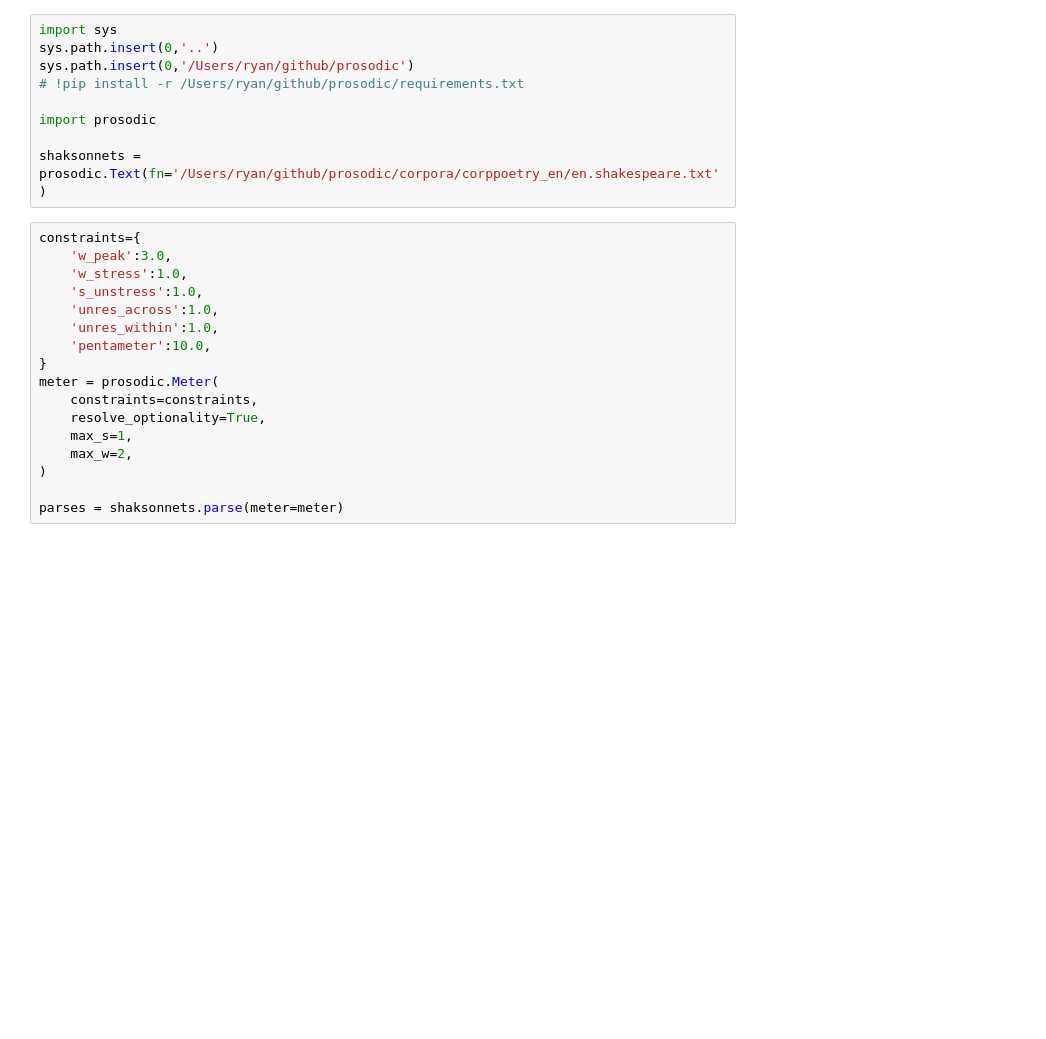
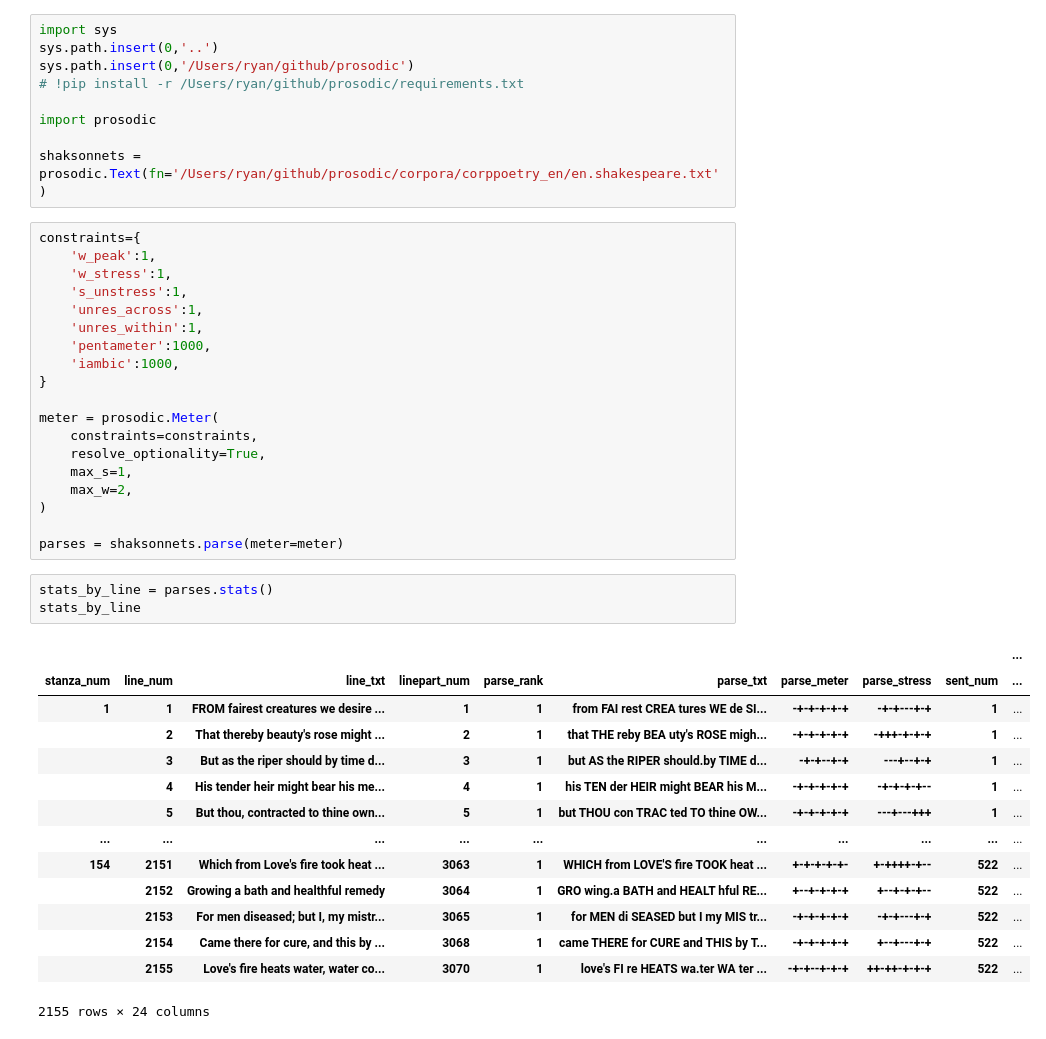
Before and after one commit to quadrismegistus/llmdh, a Jupyter notebook: notebooks/dev_newstats.ipynb, the cells around one changed output. Saved outputs shown, nothing was run; the diff lists cells and outputs as text; blank space fills up the shorter version.

```diff
--- a/notebooks/dev_newstats.ipynb
+++ b/notebooks/dev_newstats.ipynb
@@ -55,13 +55,15 @@ import prosodic
 shaksonnets = prosodic.Text(fn='/Users/ryan/github/prosodic/corpora/corppoetry_en/en.shakespeare.txt')
 # %%
 constraints={
-    'w_peak':3.0,
-    'w_stress':1.0,
-    's_unstress':1.0,
-    'unres_across':1.0,
-    'unres_within':1.0,
-    'pentameter':10.0,
+    'w_peak':1,
+    'w_stress':1,
+    's_unstress':1,
+    'unres_across':1,
+    'unres_within':1,
+    'pentameter':1000,
+    'iambic':1000,
 }
+
 meter = prosodic.Meter(
     constraints=constraints,
     resolve_optionality=True,
@@ -70,3 +72,21 @@ meter = prosodic.Meter(
 )
 
 parses = shaksonnets.parse(meter=meter)
+# %%
+stats_by_line = parses.stats()
+stats_by_line
+# %% [output]
+|  |  |  |  |  |  |  |  |  | ... |
+| stanza_num | line_num | line_txt | linepart_num | parse_rank | parse_txt | parse_meter | parse_stress | sent_num | ... |
+| 1 | 1 | FROM fairest creatures we desire ... | 1 | 1 | from FAI rest CREA tures WE de SI... | -+-+-+-+-+ | -+-+---+-+ | 1 | ... |
+|  | 2 | That thereby beauty's rose might ... | 2 | 1 | that THE reby BEA uty's ROSE migh... | -+-+-+-+-+ | -+++-+-+-+ | 1 | ... |
+|  | 3 | But as the riper should by time d... | 3 | 1 | but AS the RIPER should.by TIME d... | -+-+--+-+ | ---+--+-+ | 1 | ... |
+|  | 4 | His tender heir might bear his me... | 4 | 1 | his TEN der HEIR might BEAR his M... | -+-+-+-+-+ | -+-+-+-+-- | 1 | ... |
+|  | 5 | But thou, contracted to thine own... | 5 | 1 | but THOU con TRAC ted TO thine OW... | -+-+-+-+-+ | ---+---+++ | 1 | ... |
+| ... | ... | ... | ... | ... | ... | ... | ... | ... | ... |
+| 154 | 2151 | Which from Love's fire took heat ... | 3063 | 1 | WHICH from LOVE'S fire TOOK heat ... | +-+-+-+-+- | +-++++-+-- | 522 | ... |
+|  | 2152 | Growing a bath and healthful remedy | 3064 | 1 | GRO wing.a BATH and HEALT hful RE... | +--+-+-+-+ | +--+-+-+-- | 522 | ... |
+|  | 2153 | For men diseased; but I, my mistr... | 3065 | 1 | for MEN di SEASED but I my MIS tr... | -+-+-+-+-+ | -+-+---+-+ | 522 | ... |
+|  | 2154 | Came there for cure, and this by ... | 3068 | 1 | came THERE for CURE and THIS by T... | -+-+-+-+-+ | +--+---+-+ | 522 | ... |
+|  | 2155 | Love's fire heats water, water co... | 3070 | 1 | love's FI re HEATS wa.ter WA ter ... | -+-+--+-+-+ | ++-++-+-+-+ | 522 | ... |
+2155 rows × 24 columns
```
Also changed, not shown: parts of 5 cells of this notebook, 3 other files.
